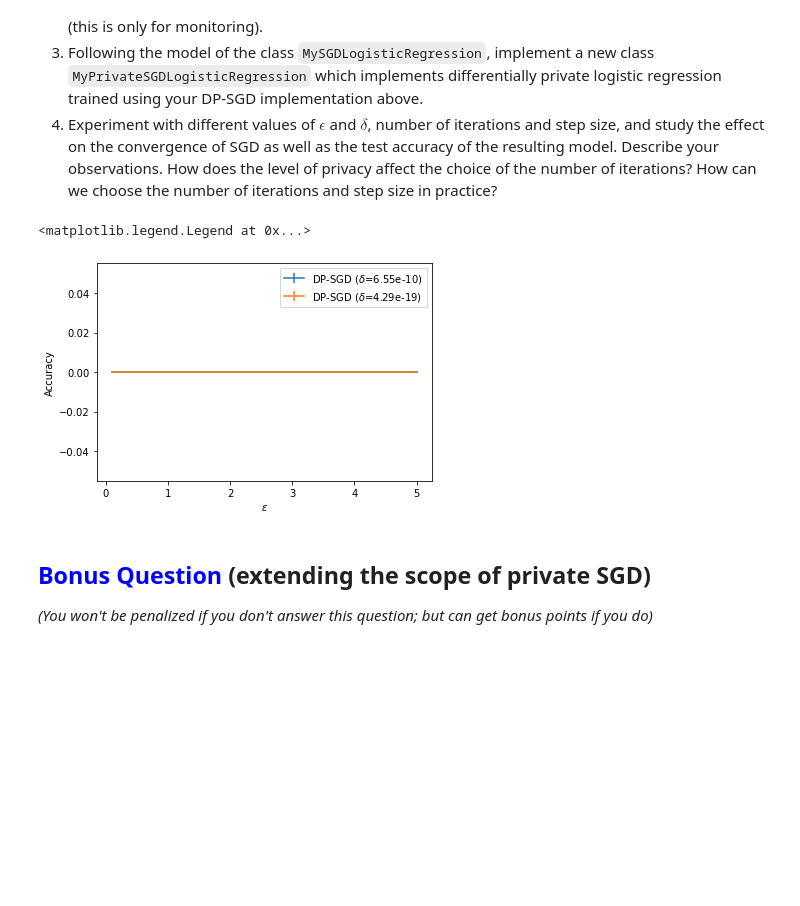
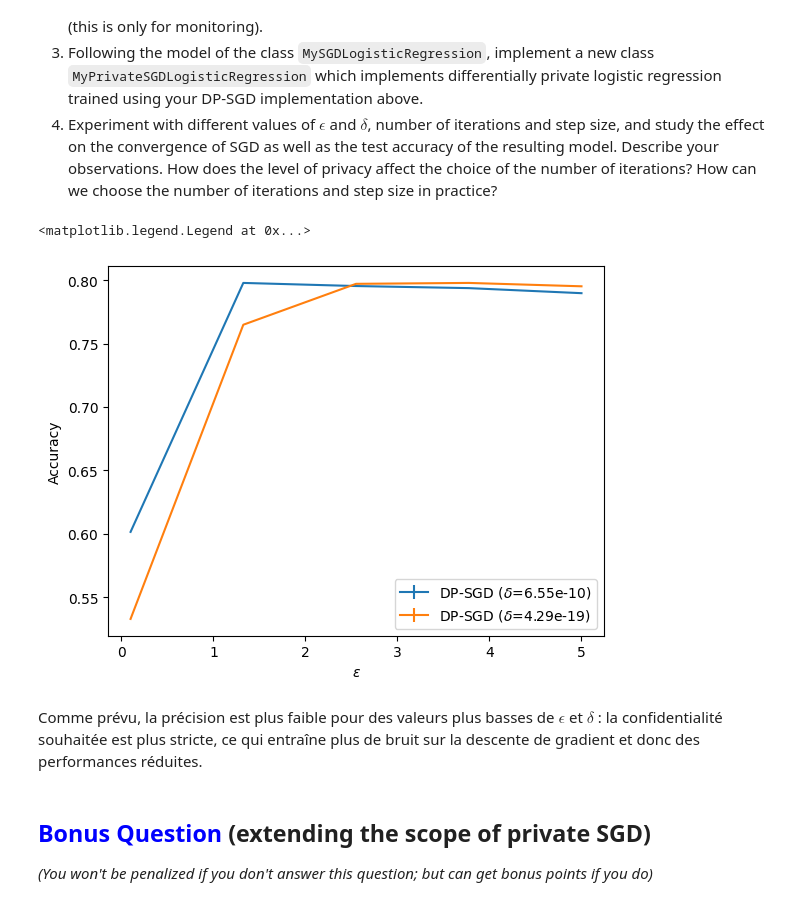
Before and after one commit to mcaron01/decsion-et-apprentissage-sdi, a Jupyter notebook: TP-privacy/PPML.ipynb, the cells around one changed output. Cells and saved outputs as stored; diff of their text form; code cells hidden in the pictures; blank space fills up the shorter version.

```diff
--- a/TP-privacy/PPML.ipynb
+++ b/TP-privacy/PPML.ipynb
@@ -569,8 +578,8 @@ class MySGDLogisticRegression(BaseEstimator, LinearClassifierMixin, SparseCoefMi
         return self
 # %%
 lamb = 0
-n_iter = 5000
-n_batch = 1
+n_iter = 10000
+n_batch = 100
 gamma = 0.05
 # gamma = lambda t: 1 / np.sqrt(t)
 
@@ -595,3 +607,37 @@ We will now implement and experiment with DP-SGD:
 2. Following the model of the function `sgd`, implement a new function `private_sgd` which implements DP-SGD **with mini-batch size of 1 and no regularization**. It can take as input the desired value of $\epsilon$ and $\delta$ for the $(\epsilon,\delta)$-DP, or alternatively the standard deviation of the Gaussian noise to add at each iteration. Note: you do not need to make the objective plotting part private (this is only for monitoring).
 3. Following the model of the class `MySGDLogisticRegression`, implement a new class `MyPrivateSGDLogisticRegression` which implements differentially private logistic regression trained using your DP-SGD implementation above.
 4. Experiment with different values of $\epsilon$ and $\delta$, number of iterations and step size, and study the effect on the convergence of SGD as well as the test accuracy of the resulting model. Describe your observations. How does the level of privacy affect the choice of the number of iterations? How can we choose the number of iterations and step size in practice?
+# %%
+def private_sgd(X, y, gamma, n_iter, obj_and_grad, theta_init, eps, delta, random_state=None):
+    rng = np.random.RandomState(random_state)
+    n, d = X.shape
+    theta = theta_init.copy()
+
+    if not callable(gamma):
+        def gamma_func(t):
+            return gamma
+    else:
+        gamma_func = gamma
+
+    obj_list = []
+    idx_eval = rng.randint(0, n, 1000)  # Fixed subset for objective monitoring
+
+    for t in range(n_iter):
+        if t % 10 == 0:
+            obj, _ = obj_and_grad(theta, X[idx_eval, :], y[idx_eval])
+            obj_list.append(obj)
+        idx = rng.randint(0, n)
+        X_batch = X[[idx], :]
+        y_batch = y[idx]
+
+        _, grad = obj_and_grad(theta, X_batch, y_batch)
+
+        # Add Gaussian noise to the gradient
+        sigma = 16*np.sqrt(n_iter*np.log(2/delta)*np.log(2.5*n_iter/(delta*n)))/(n*eps)
+        noise = rng.normal(0, sigma, size=grad.shape)
+        noisy_grad = grad + noise
+
+        # Update parameters
+        theta -= gamma_func(t) * noisy_grad
+
+    return theta, obj_list
@@ -598,33 +711,37 @@ We will now implement and experiment with DP-SGD:
 # %%
 lamb = 0
 n_iter = 500
 n_batch = 1
 gamma = 0.2
 # gamma = lambda t: 1 / np.sqrt(t)
 
 eps_list = np.linspace(0.1, 5.0, num=5)
 delta_list = [1. / n_train**2, 1. / n_train**4]
 n_runs = 10
 
 fig = plt.figure()
 ax = fig.add_subplot(1, 1, 1)
 accuracy = np.zeros((len(eps_list), len(delta_list), n_runs))
 for j, delta in enumerate(delta_list):
     for i, eps in enumerate(eps_list):
         for r in range(n_runs):
-            # TO COMPLETE
-            pass
-            # accuracy[i, j, r] =
+            mdplr = MyPrivateSGDLogisticRegression(gamma, n_iter, eps=eps, delta=delta, random_state=random_seed)
+            mdplr.fit(X_train, y_train)
+            accuracy[i, j, r] = mdplr.score(X_test, y_test)
 
     ax.errorbar(eps_list, accuracy[:, j, :].mean(axis=1), accuracy[:, j, :].std(axis=1),
                     label='DP-SGD ($\delta$=' + "{:.2e}".format(delta) + ')')
 
 plt.xlabel("$\epsilon$")
 plt.ylabel("Accuracy")
 ax.legend()
 # %% [output]
 <matplotlib.legend.Legend at 0x...>
-[figure, old version]
+[figure, new version]
+# %% [markdown]
+
+Comme prévu, la précision est plus faible pour des valeurs plus basses de $\epsilon$ et $\delta$
+: la confidentialité souhaitée est plus stricte, ce qui entraîne plus de bruit sur la descente de gradient et donc des performances réduites.
 # %% [markdown]
 ## <font color='blue'>Bonus Question</font> (extending the scope of private SGD)
 *(You won't be penalized if you don't answer this question; but can get bonus points if you do)*
```
Also changed, not shown: parts of 4 cells of this notebook.
